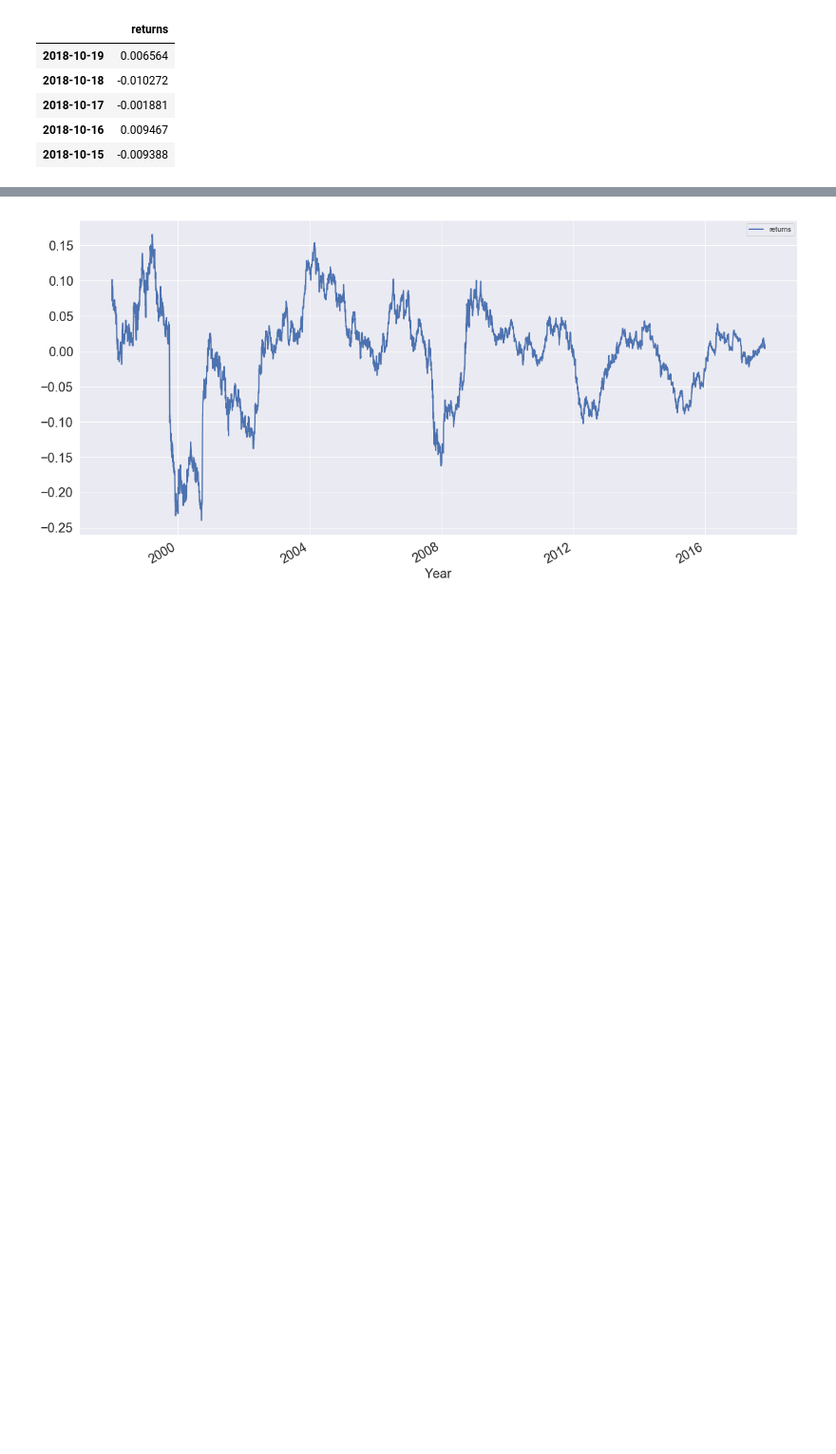
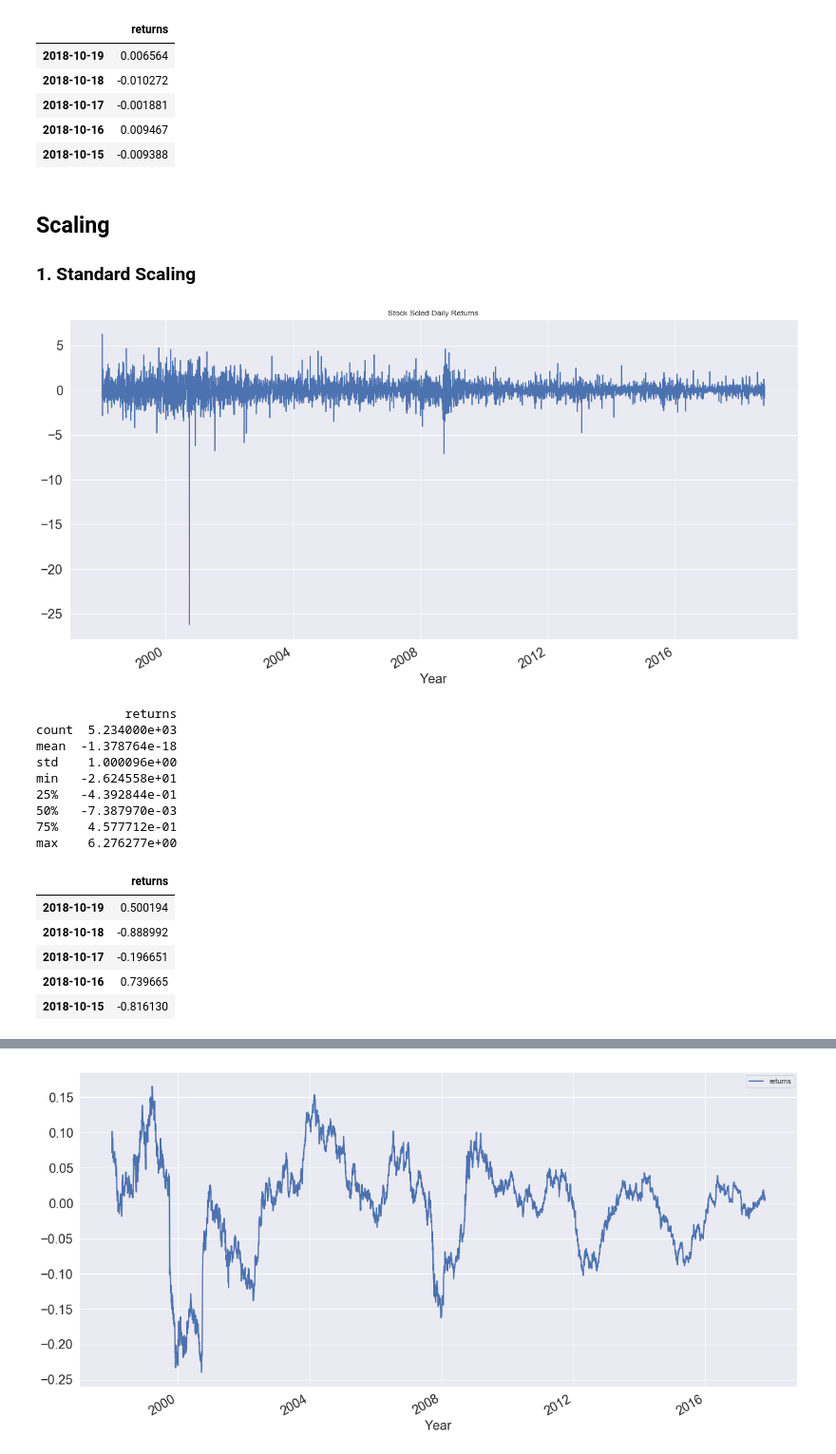
Before and after one commit to Keshav97/Final-Project, a Jupyter notebook: Preprocessing/Preprocessing.ipynb, the cells around one changed output, grey strips where cells are left out. Shown at 95% size. Saved outputs shown, nothing was run; the diff lists cells and outputs as text; code cells hidden in the pictures; blank space fills up the shorter version.

```diff
--- a/Preprocessing/Preprocessing.ipynb
+++ b/Preprocessing/Preprocessing.ipynb
@@ -93,3 +95,37 @@ max       0.076567
 | 2018-10-17 | -0.001881 |
 | 2018-10-16 | 0.009467 |
 | 2018-10-15 | -0.009388 |
+# %% [markdown]
+## Scaling
+### 1. Standard Scaling
+# %%
+# Standard Scaling the data to get 0 mean and 1 Standard Deviation
+def standard_scaling_data(data):
+    temp = data
+    standardScaler = pp.StandardScaler()
+    column_names = temp.columns
+    standardScaler.fit(temp)
+    data = pd.DataFrame(standardScaler.transform(temp), index=data.index, columns = column_names)
+    return data
+
+std_scaled_stock_returns = standard_scaling_data(stock_returns)
+visualise_plot(std_scaled_stock_returns, 'returns', 'Stock Scled Daily Returns')
+print(std_scaled_stock_returns.describe())
+std_scaled_stock_returns.head()
+# %% [output]
+[figure, added]
+            returns
+count  5.234000e+03
+mean  -1.378764e-18
+std    1.000096e+00
+min   -2.624558e+01
+25%   -4.392844e-01
+50%   -7.387970e-03
+75%    4.577712e-01
+max    6.276277e+00
+|  | returns |
+| 2018-10-19 | 0.500194 |
+| 2018-10-18 | -0.888992 |
+| 2018-10-17 | -0.196651 |
+| 2018-10-16 | 0.739665 |
+| 2018-10-15 | -0.816130 |
```
Also changed, not shown: parts of 6 cells of this notebook.
